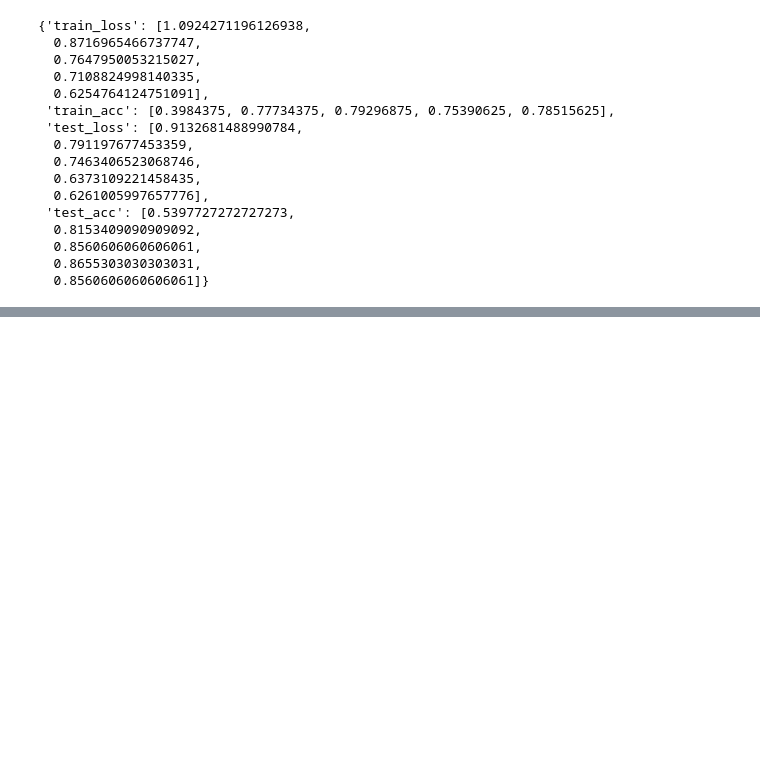
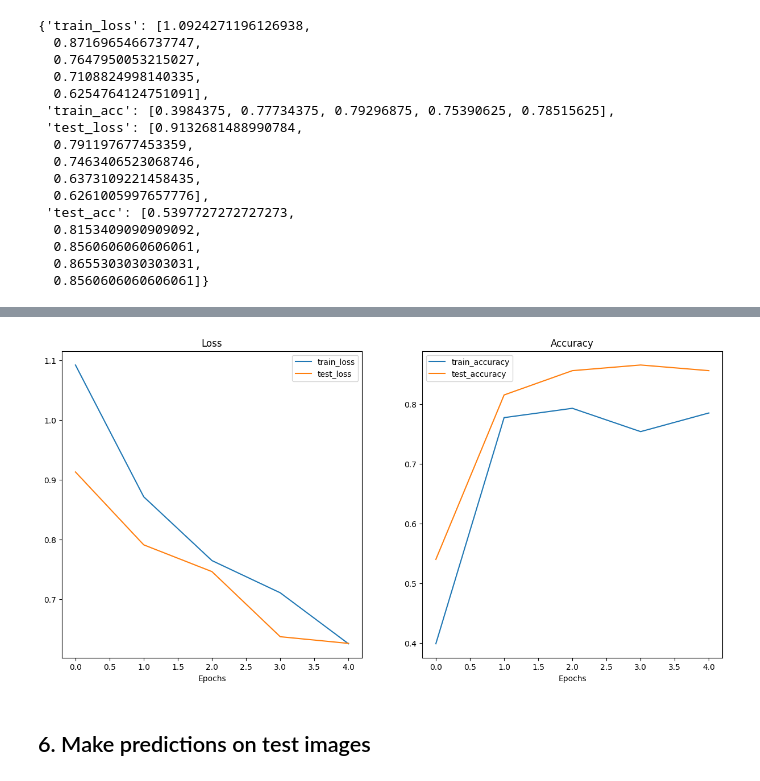
Before and after one commit to SEAFARI/pytorch-deeplearning, a Jupyter notebook: 06_Pytorch_transfer_learning.ipynb, the cells around one changed output, grey strips where cells are left out. Drawn from its saved outputs; the diff is of its cells as text; code cells hidden in the pictures; blank space fills up the shorter version.

```diff
--- a/06_Pytorch_transfer_learning.ipynb
+++ b/06_Pytorch_transfer_learning.ipynb
@@ -526,0 +587,6 @@ results
+# %%
+plot_loss_curves(results)
+# %% [output]
+[figure, added]
+# %% [markdown]
+## 6. Make predictions on test images
```
Also changed, not shown: parts of 7 cells of this notebook.
